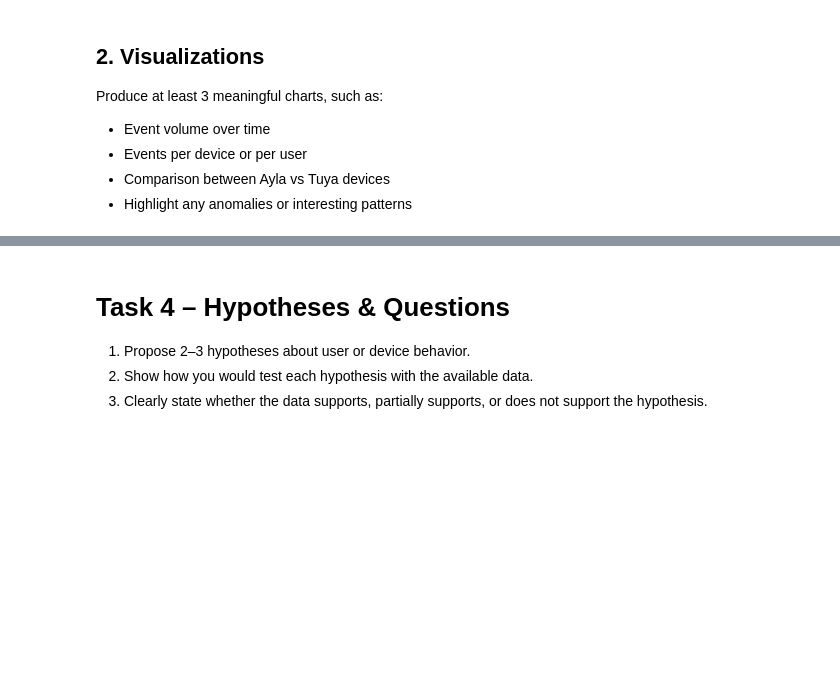
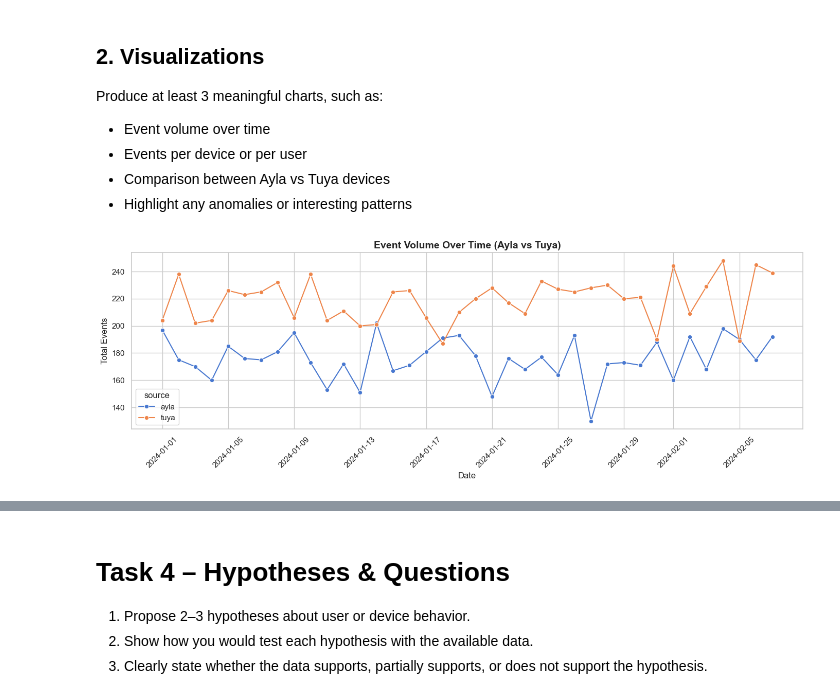
Before and after one commit to mbobat1/data-analysis-assessment, a Jupyter notebook: notebooks/analysis.ipynb, the cells around one changed output, grey strips where cells are left out. Cells and saved outputs as stored; diff of their text form; code cells hidden in the pictures; blank space fills up the shorter version.

Commit message:
add EDA charts to visualize event trends, device types, Ayla vs Tuya comparison, and payload correlations.

```diff
--- a/notebooks/analysis.ipynb
+++ b/notebooks/analysis.ipynb
@@ -398,0 +397,82 @@ Produce at least 3 meaningful charts, such as:
+# %%
+import os
+
+os.makedirs("../charts", exist_ok=True)
+
+# Set visual theme
+sns.set_theme(style="whitegrid", palette="muted")
+
+
+
+# Chart 1: Event Volume Over Time (Line Chart)
+fig, ax = plt.subplots(figsize=(14, 5))
+
+daily_vol = df_events.groupby(["date", "source"]).size().reset_index(name="count")
+sns.lineplot(data=daily_vol, x="date", y="count", hue="source", marker="o", ax=ax)
+
+ax.set_title("Event Volume Over Time (Ayla vs Tuya)", fontsize=14, fontweight="bold")
+ax.set_ylabel("Total Events")
+ax.set_xlabel("Date")
+ax.tick_params(axis="x", rotation=45)
+
+plt.tight_layout()
+plt.savefig("../charts/chart1_event_volume_over_time.png", dpi=150, bbox_inches="tight")
+plt.show()
+print("Saved: chart1_event_volume_over_time.png")
+
+
+# Chart 2: Events per Device Type (Horizontal Bar)
+fig, ax = plt.subplots(figsize=(14, 6))
+
+device_vol = df_events.merge(
+    df_devices[["device_id", "device_type"]], on="device_id", how="left"
+)
+dev_type_counts = (
+    device_vol.groupby(["device_type", "source"]).size().reset_index(name="count")
+)
+
+# Sort by total events per device type
+order = (
+    dev_type_counts.groupby("device_type")["count"]
+    .sum()
+    .sort_values(ascending=True)
+    .index
+)
+
+sns.barplot(
+    data=dev_type_counts, y="device_type", x="count", hue="source", ax=ax, order=order
+)
+
+ax.set_title("Total Events per Device Type", fontsize=14, fontweight="bold")
+ax.set_xlabel("Total Events")
+ax.set_ylabel("Device Type")
+
+plt.tight_layout()
+plt.savefig("../charts/chart2_events_per_device_type.png", dpi=150, bbox_inches="tight")
+plt.show()
+print("Saved: chart2_events_per_device_type.png")
+
+
+
+# Chart 3: Ayla vs Tuya Event Code Comparison (Horizontal Grouped Bar)
+fig, ax = plt.subplots(figsize=(14, 6))
+
+top_codes = df_events["extracted_code"].value_counts().nlargest(10).index
+filtered_codes = df_events[df_events["extracted_code"].isin(top_codes)]
+
+sns.countplot(
+    data=filtered_codes, y="extracted_code", hue="source", order=top_codes, ax=ax
+)
+
+ax.set_title("Top 10 Event Codes by Network", fontsize=14, fontweight="bold")
+ax.set_xlabel("Frequency")
+ax.set_ylabel("Event Code")
+
+plt.tight_layout()
+plt.savefig(
+    "../charts/chart3_event_codes_ayla_vs_tuya.png", dpi=150, bbox_inches="tight"
+)
+plt.show()
+print("Saved: chart3_event_codes_ayla_vs_tuya.png")
+# %% [output]
+[figure, added]
```
Also changed, not shown: parts of 3 cells of this notebook, 4 other files.
